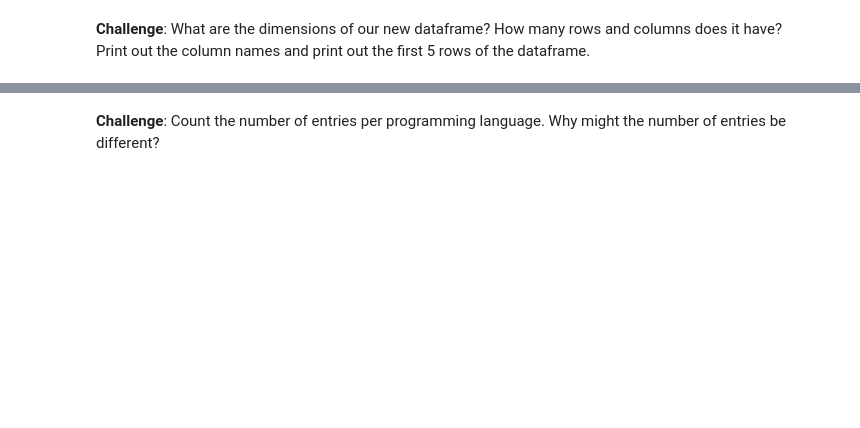
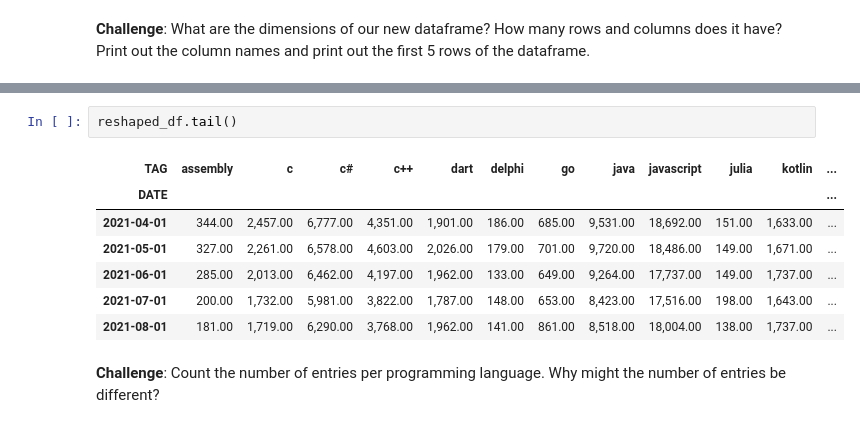
Before and after one commit to washimimizuku/100-days-of-python, a Jupyter notebook: day72/most-popular-programming-language/Programming_Languages.ipynb, the cells around one changed output, grey strips where cells are left out. Saved outputs shown, nothing was run; the diff lists cells and outputs as text; blank space fills up the shorter version.

```diff
--- a/day72/most-popular-programming-language/Programming_Languages.ipynb
+++ b/day72/most-popular-programming-language/Programming_Languages.ipynb
@@ -151,2 +215,12 @@ df.head()
+# %%
+reshaped_df.tail()
+# %% [output]
+| TAG | assembly | c | c# | c++ | dart | delphi | go | java | javascript | julia | kotlin | ... |
+| DATE |  |  |  |  |  |  |  |  |  |  |  | ... |
+| 2021-04-01 | 344.00 | 2,457.00 | 6,777.00 | 4,351.00 | 1,901.00 | 186.00 | 685.00 | 9,531.00 | 18,692.00 | 151.00 | 1,633.00 | ... |
+| 2021-05-01 | 327.00 | 2,261.00 | 6,578.00 | 4,603.00 | 2,026.00 | 179.00 | 701.00 | 9,720.00 | 18,486.00 | 149.00 | 1,671.00 | ... |
+| 2021-06-01 | 285.00 | 2,013.00 | 6,462.00 | 4,197.00 | 1,962.00 | 133.00 | 649.00 | 9,264.00 | 17,737.00 | 149.00 | 1,737.00 | ... |
+| 2021-07-01 | 200.00 | 1,732.00 | 5,981.00 | 3,822.00 | 1,787.00 | 148.00 | 653.00 | 8,423.00 | 17,516.00 | 198.00 | 1,643.00 | ... |
+| 2021-08-01 | 181.00 | 1,719.00 | 6,290.00 | 3,768.00 | 1,962.00 | 141.00 | 861.00 | 8,518.00 | 18,004.00 | 138.00 | 1,737.00 | ... |
 # %% [markdown]
 **Challenge**: Count the number of entries per programming language. Why might the number of entries be different?
```
Also changed, not shown: parts of 10 cells of this notebook.
